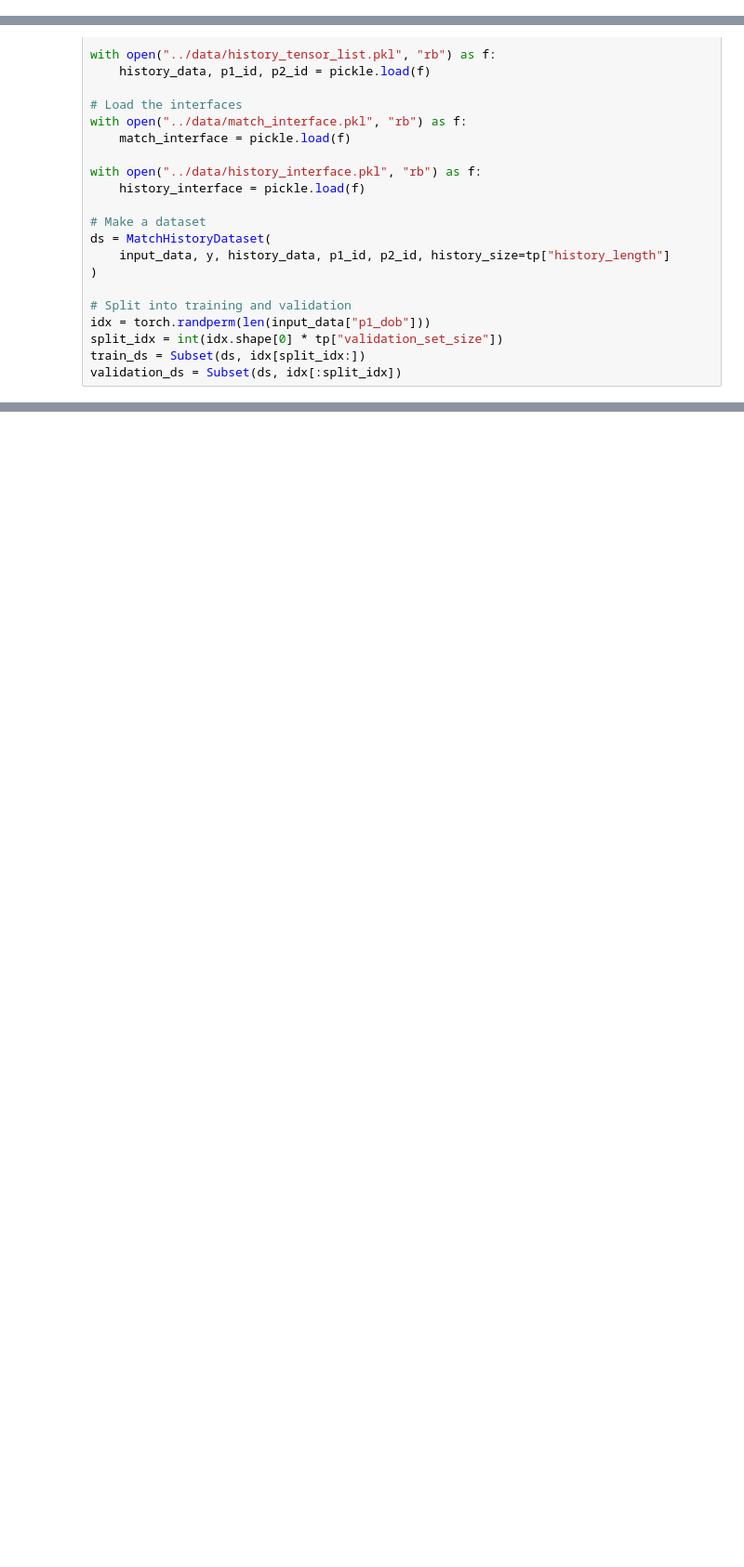
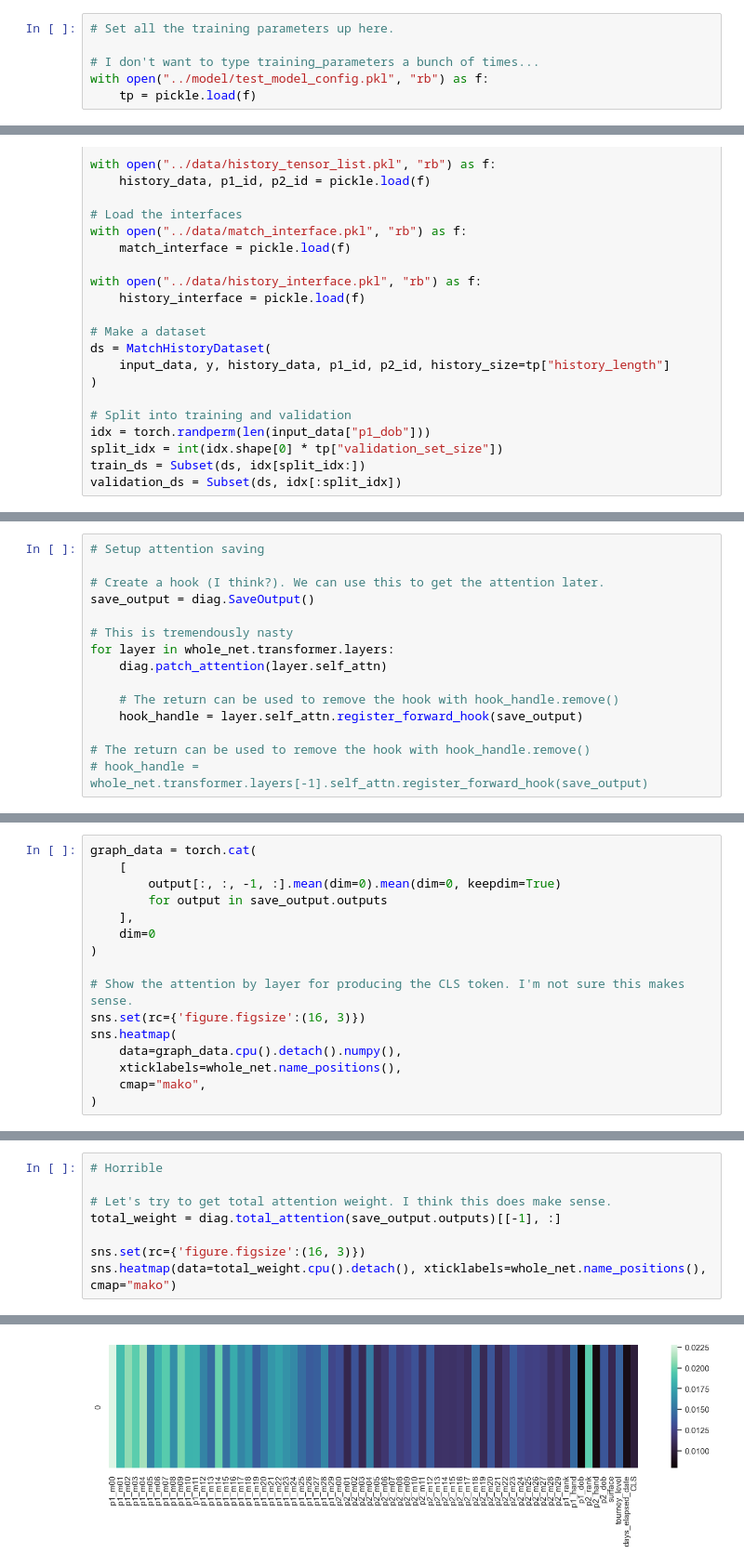
Before and after one commit to DoubleSec/washed-net, a Jupyter notebook: dev_notebooks/hybrid_data_testing.ipynb, the cells around one changed output, grey strips where cells are left out. Shown at 93% size. Cells and saved outputs as stored; diff of their text form; blank space fills up the shorter version.

Commit message:
some pretraining testing, and attention visualization

```diff
--- a/dev_notebooks/hybrid_data_testing.ipynb
+++ b/dev_notebooks/hybrid_data_testing.ipynb
@@ -47,3 +18,9 @@ tp = {
+# %%
+# Set all the training parameters up here.
+
+# I don't want to type training_parameters a bunch of times...
+with open("../model/test_model_config.pkl", "rb") as f:
+    tp = pickle.load(f)
 # %%
 # Load the tensorized data
 with open("../data/tensor_list.pkl", "rb") as f:
@@ -272,0 +114,15 @@ with mlflow.start_run():
+# %%
+# Setup attention saving
+
+# Create a hook (I think?). We can use this to get the attention later.
+save_output = diag.SaveOutput()
+
+# This is tremendously nasty
+for layer in whole_net.transformer.layers:
+    diag.patch_attention(layer.self_attn)
+
+    # The return can be used to remove the hook with hook_handle.remove()
+    hook_handle = layer.self_attn.register_forward_hook(save_output)
+
+# The return can be used to remove the hook with hook_handle.remove()
+# hook_handle = whole_net.transformer.layers[-1].self_attn.register_forward_hook(save_output)
@@ -272,0 +156,16 @@ with mlflow.start_run():
+# %%
+graph_data = torch.cat(
+    [
+        output[:, :, -1, :].mean(dim=0).mean(dim=0, keepdim=True)
+        for output in save_output.outputs
+    ],
+    dim=0
+)
+
+# Show the attention by layer for producing the CLS token. I'm not sure this makes sense.
+sns.set(rc={'figure.figsize':(16, 3)})
+sns.heatmap(
+    data=graph_data.cpu().detach().numpy(),
+    xticklabels=whole_net.name_positions(),
+    cmap="mako",
+)
@@ -272,0 +175,9 @@ with mlflow.start_run():
+# %%
+# Horrible
+
+# Let's try to get total attention weight. I think this does make sense.
+total_weight = diag.total_attention(save_output.outputs)[[-1], :]
+
+sns.set(rc={'figure.figsize':(16, 3)})
+sns.heatmap(data=total_weight.cpu().detach(), xticklabels=whole_net.name_positions(), cmap="mako")
+# %% [output]
@@ -272,0 +185 @@ with mlflow.start_run():
+[figure, added]
```
Also changed, not shown: parts of 10 cells of this notebook, 7 other files.
